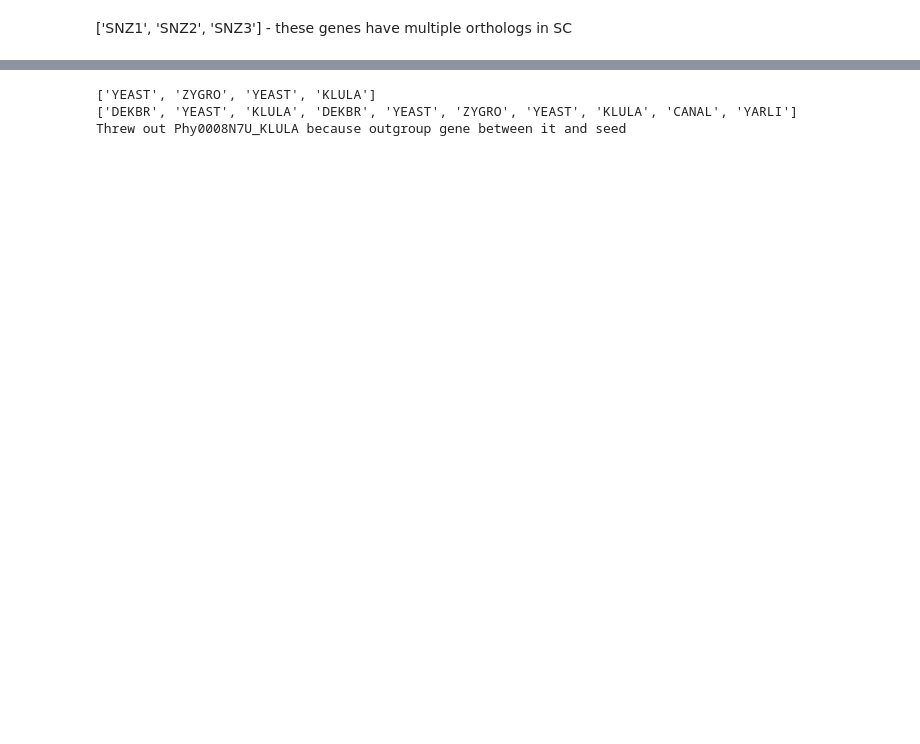
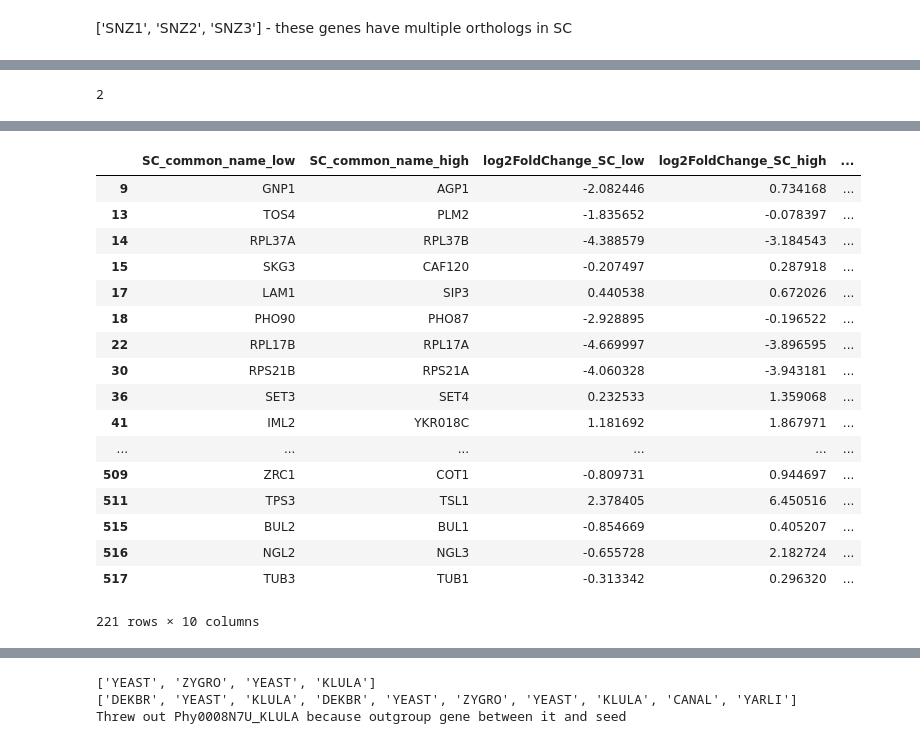
Before and after one commit to heineike02/yeast_esr_expression_analysis, a Jupyter notebook: scripts/20171030_phylogenetic_trees.ipynb, the cells around one changed output, grey strips where cells are left out. Saved outputs shown, nothing was run; the diff lists cells and outputs as text; code cells hidden in the pictures; blank space fills up the shorter version.

```diff
--- a/scripts/20171030_phylogenetic_trees.ipynb
+++ b/scripts/20171030_phylogenetic_trees.ipynb
@@ -194,0 +462,3 @@ trees
+# %%
+topology_columns = [column for column in trees_topology.columns if column.split('_')[0]=='topologies']
+a = Counter(trees_topology[topology_columns[0]])
@@ -194,0 +925,16 @@ trees
+# %%
+#Add topology columns to dataframe
+
+ortholog_dataset['joint_topologies'] = joint_topologies
+
+for fc_level in ['low','high']:
+    topologies_fc_level = []
+    for topology in topologies:
+        topology_fc_level = {}
+        for fc_level_tree in ['low','high']:
+            if isinstance(topology[fc_level_tree],str):
+                topology_fc_level[fc_level_tree] = None
+            elif isinstance(topology[fc_level_tree],dict):
+                topology_fc_level[fc_level_tree] = topology[fc_level_tree][fc_level]
+        topologies_fc_level.append(topology_fc_level)
+    ortholog_dataset['topologies_'+ fc_level] = topologies_fc_level
@@ -194,0 +961,40 @@ trees
+# %%
+a = {'A-A1', 'A-A1'}#{None, None}
+# %% [output]
+2
+# %%
+#How many get consistent results from both low and high trees?
+
+topologies_gene_conv = {'A-A1','B-B1','C-C1','C-C2'}
+topologies_diff_lineages = {'A-A2','B-B2','A-C','A-B','B-C'}
+
+resolution = 'exact'  #options are 'exact' or 'type'
+
+ind_list = []
+for ind,row in ortholog_dataset.iterrows():
+    joint_topology = row['joint_topologies']
+    #Make sure none of the joint topologies are pathological or None
+    if len({None, 'pathological'} - {joint_topology['high'],joint_topology['low']})==2:
+        #check to see if both joint topologies agree
+        if resolution == 'exact':
+            if joint_topology['low']==joint_topology['high']:
+                ind_list.append(ind)
+                print("{} and {} have matching joint topologies: {} and {} respectively".format(row['SC_common_name_low'],row['SC_common_name_high'],joint_topology['low'],joint_topology['high']))
+        elif resolution == 'type':
+            joint_topology_type = {'low':io_library.joint_topology_type(joint_topology['low']),
+                                   'high': io_library.joint_topology_type(joint_topology['high'])}
+            if joint_topology_type['low']==joint_topology_type['high']:
+                ind_list.append(ind)
+                print("{} and {} have similar joint topologies: {} and {} respectively".format(row['SC_common_name_low'],row['SC_common_name_high'],joint_topology['low'],joint_topology['high']))
+
+
+
+
+columns_to_view = ['SC_common_name_low','SC_common_name_high','log2FoldChange_SC_low', 'log2FoldChange_SC_high', 'log2FoldChange_KL_low','joint_topologies','topologies_low','topologies_high','threshold_group_KL','threshold_group_SC']
+ortholog_dataset.loc[ind_list,columns_to_view]
+
+
+#exactly equal
+#   How many are "gene_conversion"
+#   How many are "different_lineages"
+# %% [output]
@@ -194,0 +1018,18 @@ trees
+|  | SC_common_name_low | SC_common_name_high | log2FoldChange_SC_low | log2FoldChange_SC_high | ... |
+| 9 | GNP1 | AGP1 | -2.082446 | 0.734168 | ... |
+| 13 | TOS4 | PLM2 | -1.835652 | -0.078397 | ... |
+| 14 | RPL37A | RPL37B | -4.388579 | -3.184543 | ... |
+| 15 | SKG3 | CAF120 | -0.207497 | 0.287918 | ... |
+| 17 | LAM1 | SIP3 | 0.440538 | 0.672026 | ... |
+| 18 | PHO90 | PHO87 | -2.928895 | -0.196522 | ... |
+| 22 | RPL17B | RPL17A | -4.669997 | -3.896595 | ... |
+| 30 | RPS21B | RPS21A | -4.060328 | -3.943181 | ... |
+| 36 | SET3 | SET4 | 0.232533 | 1.359068 | ... |
+| 41 | IML2 | YKR018C | 1.181692 | 1.867971 | ... |
+| ... | ... | ... | ... | ... | ... |
+| 509 | ZRC1 | COT1 | -0.809731 | 0.944697 | ... |
+| 511 | TPS3 | TSL1 | 2.378405 | 6.450516 | ... |
+| 515 | BUL2 | BUL1 | -0.854669 | 0.405207 | ... |
+| 516 | NGL2 | NGL3 | -0.655728 | 2.182724 | ... |
+| 517 | TUB3 | TUB1 | -0.313342 | 0.296320 | ... |
+221 rows × 10 columns
```
Also changed, not shown: parts of 60 cells of this notebook, 3 other files.
